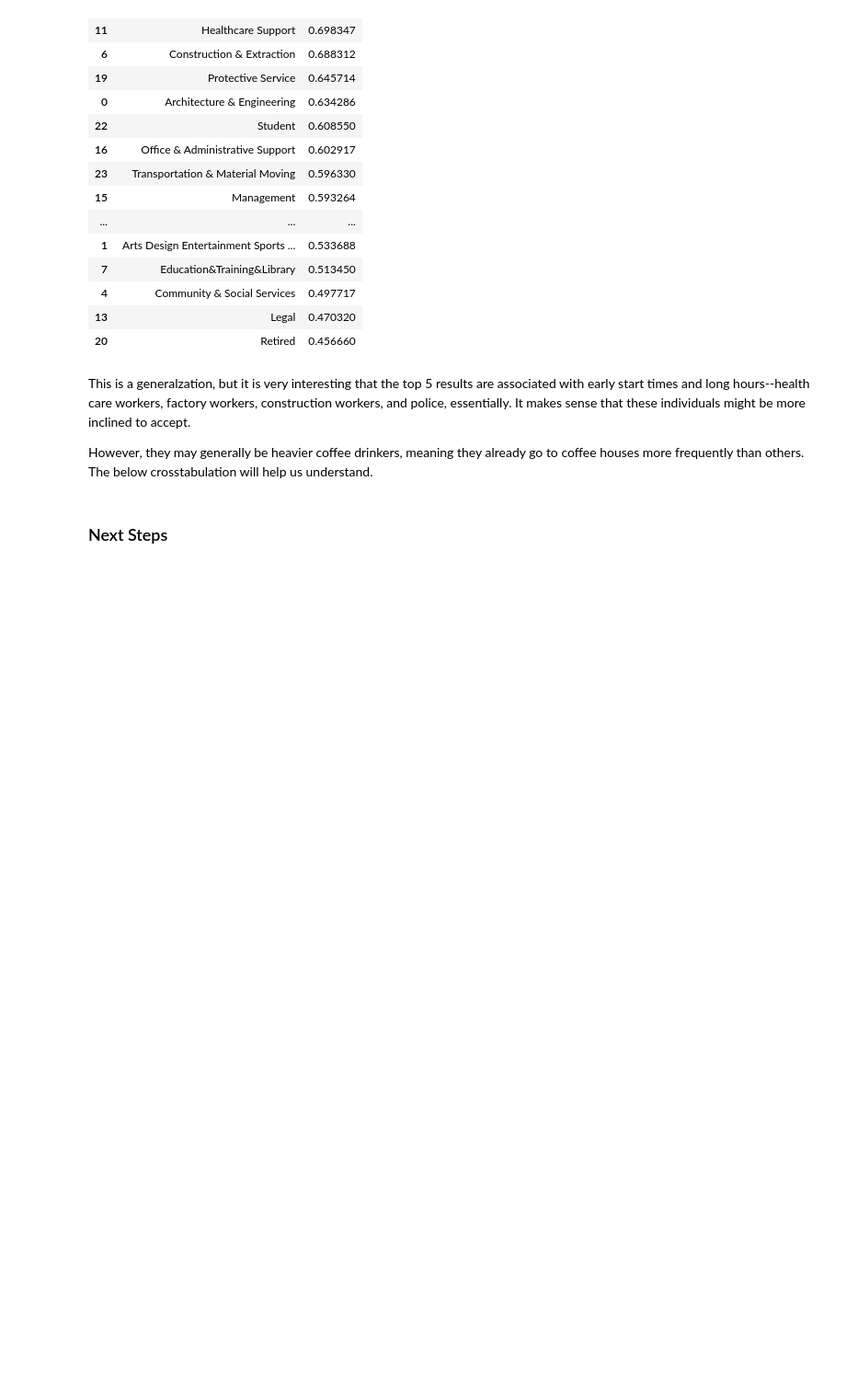
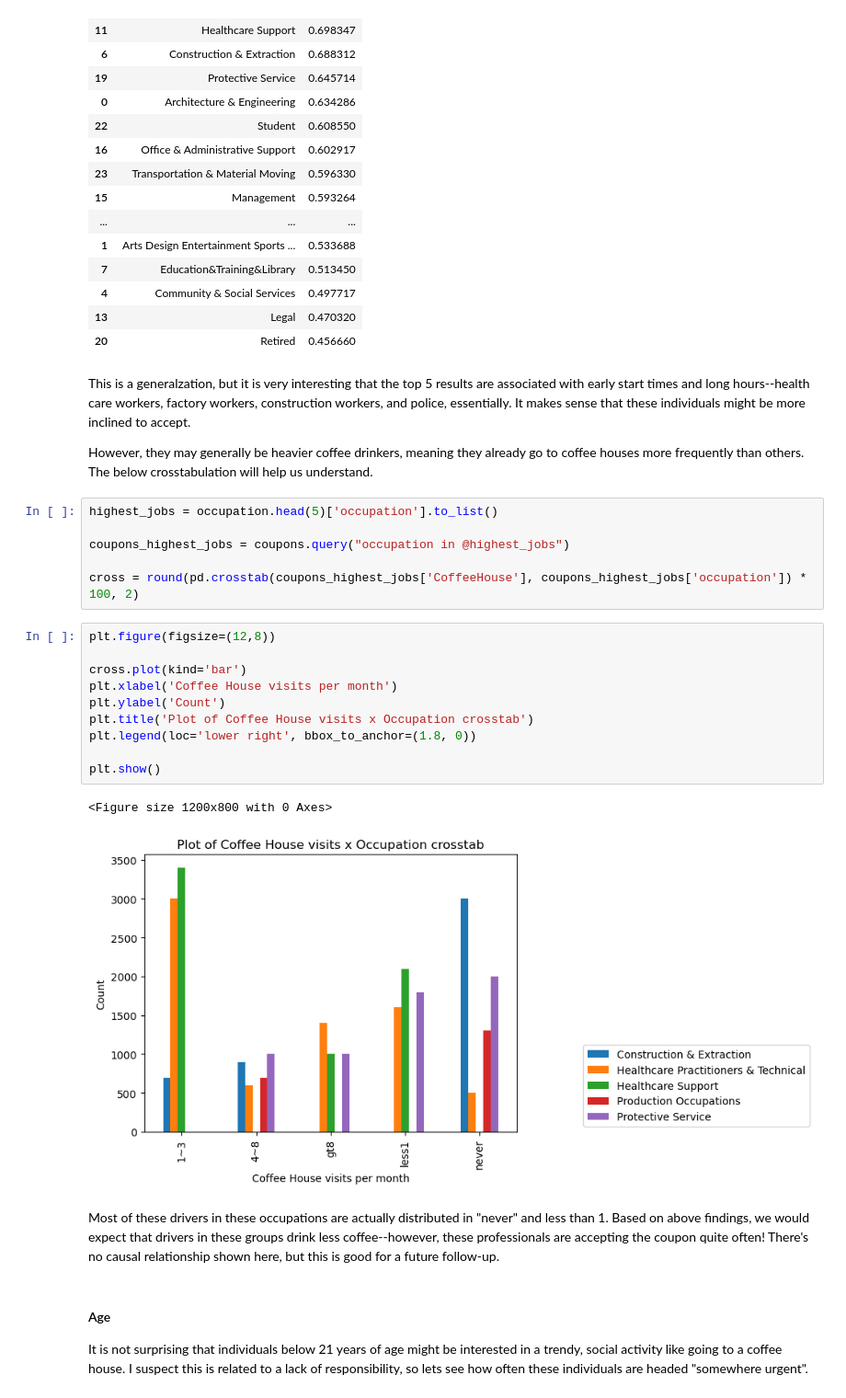
Before and after one commit to jheberer/Berkeley-Profession-Certificate-in-ML---Assignment-1, a Jupyter notebook: coupon.ipynb, the cells around one changed output. Shown at 92% size. Cells and saved outputs as stored; diff of their text form; blank space fills up the shorter version.

```diff
--- a/coupon.ipynb
+++ b/coupon.ipynb
@@ -633,5 +633,28 @@ occupation
 This is a generalzation, but it is very interesting that the top 5 results are associated with early start times and long hours--health care workers, factory workers, construction workers, and police, essentially. It makes sense that these individuals might be more inclined to accept.
 
 However, they may generally be heavier coffee drinkers, meaning they already go to coffee houses more frequently than others. The below crosstabulation will help us understand.
-# %% [markdown]
-### Next Steps
+# %%
+highest_jobs = occupation.head(5)['occupation'].to_list()
+
+coupons_highest_jobs = coupons.query("occupation in @highest_jobs")
+
+cross = round(pd.crosstab(coupons_highest_jobs['CoffeeHouse'], coupons_highest_jobs['occupation']) * 100, 2)
+# %%
+plt.figure(figsize=(12,8))
+
+cross.plot(kind='bar')
+plt.xlabel('Coffee House visits per month')
+plt.ylabel('Count')
+plt.title('Plot of Coffee House visits x Occupation crosstab')
+plt.legend(loc='lower right', bbox_to_anchor=(1.8, 0))
+
+plt.show()
+# %% [output]
+<Figure size 1200x800 with 0 Axes>
+[figure, added]
+# %% [markdown]
+Most of these drivers in these occupations are actually distributed in "never" and less than 1. Based on above findings, we would expect that drivers in these groups drink less coffee--however, these professionals are accepting the coupon quite often!
+There's no causal relationship shown here, but this is good for a future follow-up.
+# %% [markdown]
+#### Age
+It is not surprising that individuals below 21 years of age might be interested in a trendy, social activity like going to a coffee house. I suspect this is related to a lack of responsibility, so lets see how often these individuals are headed "somewhere urgent".
```
Also changed, not shown: parts of 6 cells of this notebook.
